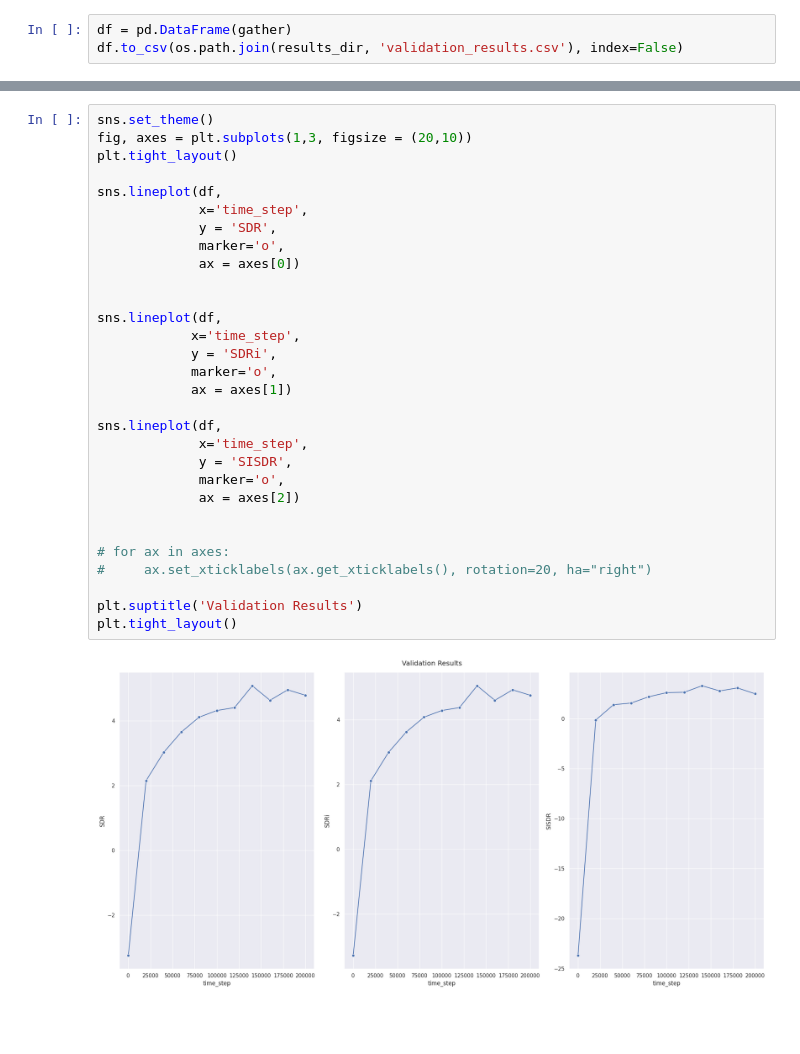
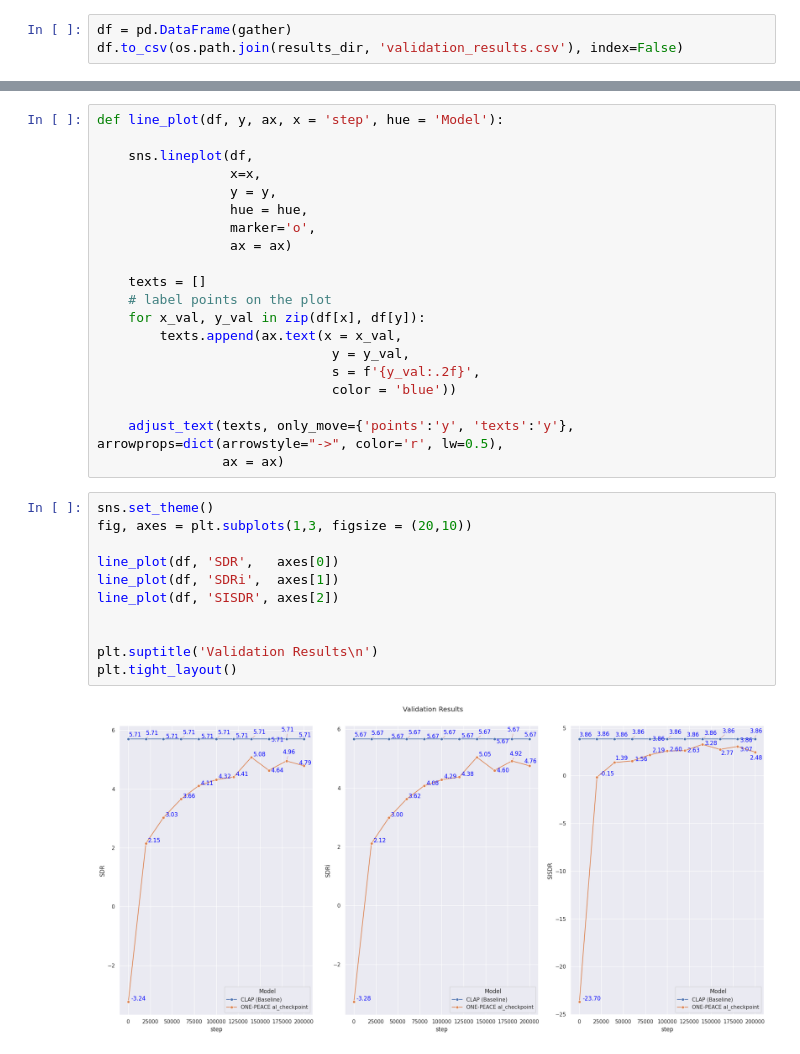
Before and after one commit to Vincent-La/lass-final-project, a Jupyter notebook: plot_validation_results.ipynb, the cells around one changed output, grey strips where cells are left out. Cells and saved outputs as stored; diff of their text form; blank space fills up the shorter version.

Commit message:
prettier validation results plot

```diff
--- a/plot_validation_results.ipynb
+++ b/plot_validation_results.ipynb
@@ -70,32 +78,33 @@ Index(['time_step', 'SDR', 'SDRi', 'SISDR'], dtype='object')
+# %%
+def line_plot(df, y, ax, x = 'step', hue = 'Model'):
+
+    sns.lineplot(df,
+                 x=x,
+                 y = y,
+                 hue = hue,
+                 marker='o',
+                 ax = ax)
+
+    texts = []
+    # label points on the plot
+    for x_val, y_val in zip(df[x], df[y]):
+        texts.append(ax.text(x = x_val,
+                              y = y_val,
+                              s = f'{y_val:.2f}',
+                              color = 'blue'))
+
+    adjust_text(texts, only_move={'points':'y', 'texts':'y'}, arrowprops=dict(arrowstyle="->", color='r', lw=0.5),
+                ax = ax)
 # %%
 sns.set_theme()
 fig, axes = plt.subplots(1,3, figsize = (20,10))
-plt.tight_layout()
 
-sns.lineplot(df,
-             x='time_step',
-             y = 'SDR',
-             marker='o',
-             ax = axes[0])
+line_plot(df, 'SDR',   axes[0])
+line_plot(df, 'SDRi',  axes[1])
+line_plot(df, 'SISDR', axes[2])
 
 
-sns.lineplot(df,
-            x='time_step',
-            y = 'SDRi',
-            marker='o',
-            ax = axes[1])
-
-sns.lineplot(df,
-             x='time_step',
-             y = 'SISDR',
-             marker='o',
-             ax = axes[2])
-
-
-# for ax in axes:
-#     ax.set_xticklabels(ax.get_xticklabels(), rotation=20, ha="right")
-
-plt.suptitle('Validation Results')
+plt.suptitle('Validation Results\n')
 plt.tight_layout()
 # %% [output]
-[figure, old version]
+[figure, new version]
```
Also changed, not shown: parts of 6 cells of this notebook, 2 other files.
